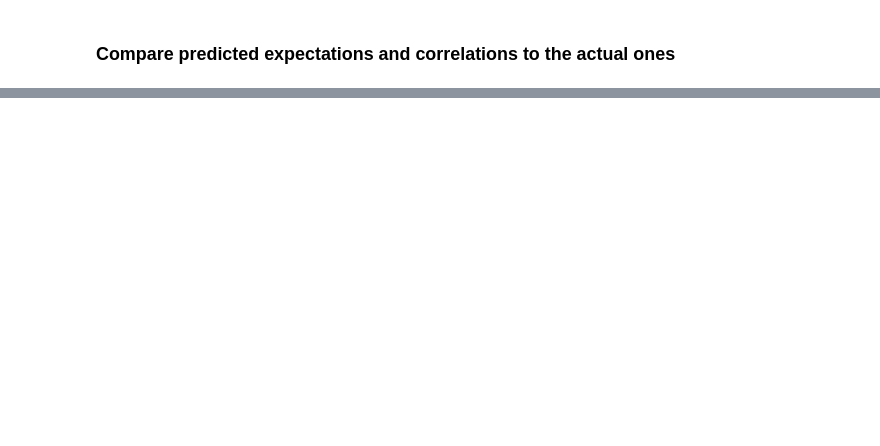
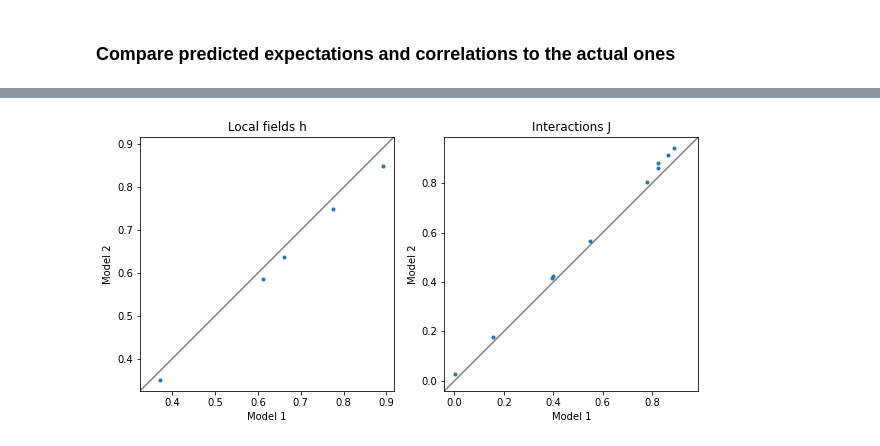
Before and after one commit to abramschon/Masters, a Jupyter notebook: IsingModel/NumericIsing.ipynb, the cells around one changed output, grey strips where cells are left out. Drawn from its saved outputs; the diff is of its cells as text; code cells hidden in the pictures; blank space fills up the shorter version.

```diff
--- a/IsingModel/NumericIsing.ipynb
+++ b/IsingModel/NumericIsing.ipynb
@@ -109,0 +134,3 @@ plt.show()
+# %%
+N = 5
+true_dist = Ising(N, np.zeros(N), np.zeros((N,N)), lr=0)
@@ -109,0 +173,25 @@ plt.show()
+# %%
+def plot_y_x(ax):
+    lims = [
+        np.min([ax.get_xlim(), ax.get_ylim()]),  # min of both axes
+        np.max([ax.get_xlim(), ax.get_ylim()]),  # max of both axes
+    ]
+    ax.plot(lims, lims, 'k-', alpha=0.5, zorder=0) # zorder puts the line at the back
+    ax.set_aspect('equal')
+    ax.set_xlim(lims)
+    ax.set_ylim(lims)
+# %%
+fig, axes = plt.subplots(1,2,figsize=(10,5))
+axes[0].plot(ising.h, true_dist.h,".")
+axes[0].set_title('Local fields h')
+axes[0].set_xlabel('Model 1')
+axes[0].set_ylabel('Model 2')
+plot_y_x(axes[0])
+axes[1].plot(flatten_corr(ising.J),flatten_corr(true_dist.J),".")
+axes[1].set_title('Interactions J')
+axes[1].set_xlabel('Model 1')
+axes[1].set_ylabel('Model 2')
+plot_y_x(axes[1])
+plt.show()
+# %% [output]
+[figure, added]
```
Also changed, not shown: parts of 16 cells of this notebook, 7 other files.
